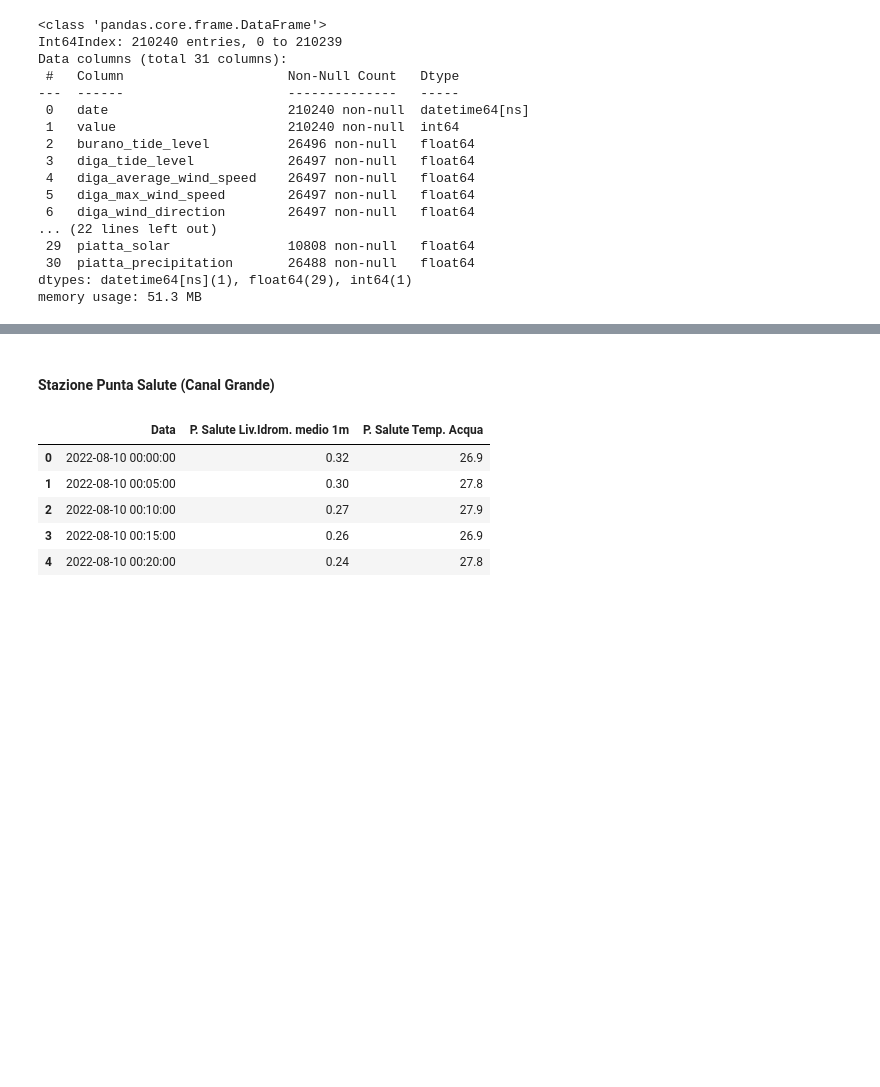
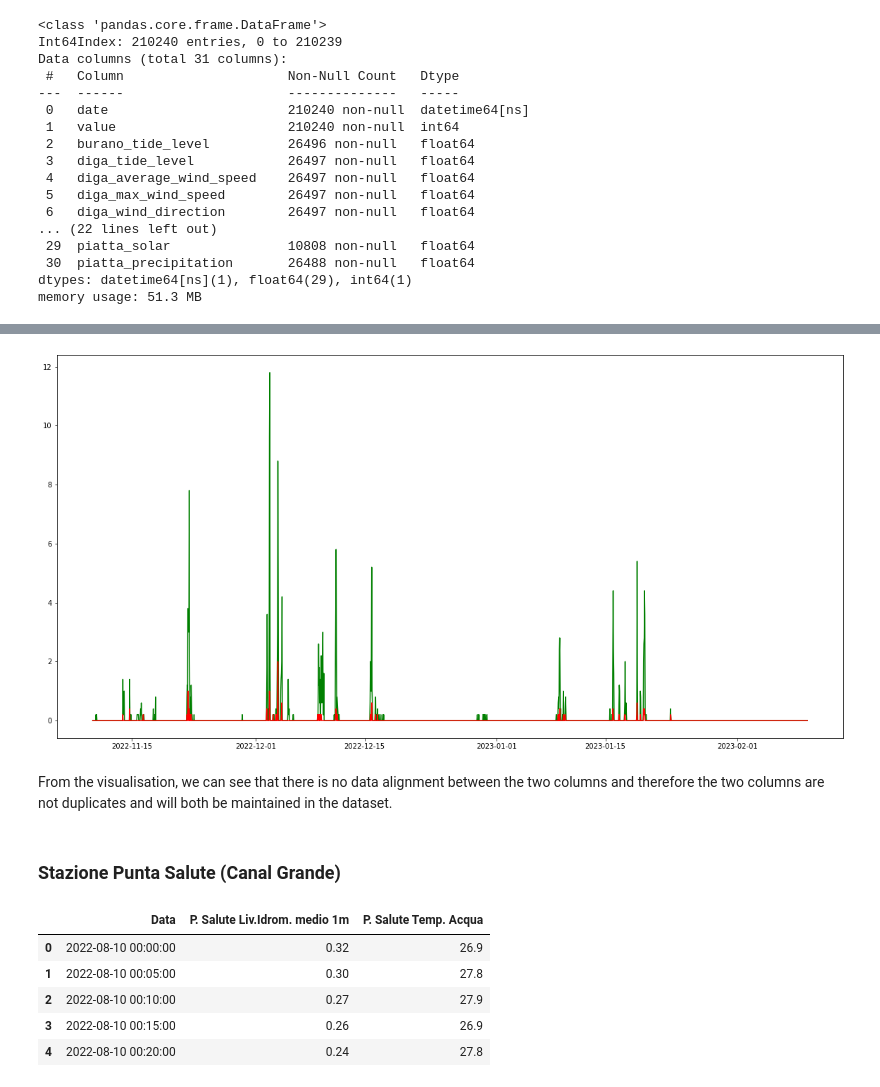
Before and after one commit to cyrilmichino/venice-meteo-analysis, a Jupyter notebook: tidy_data_notebook.ipynb, the cells around one changed output, grey strips where cells are left out. Drawn from its saved outputs; the diff is of its cells as text; code cells hidden in the pictures; blank space fills up the shorter version.

Commit message:
Restructure Data in Repository and compare potentially duplicate data

```diff
--- a/notebook.ipynb
+++ b/tidy_data_notebook.ipynb
@@ -461,5 +442,5 @@ memory usage: 30.5 MB
 # %%
-pg_piattaforma_station = pd.read_csv('Stazione_Piattaforma_pg.csv', delimiter=';')
+pg_piattaforma_station = pd.read_csv('raw_data/Stazione_Piattaforma_pg.csv', delimiter=';')
 pg_piattaforma_station.head()
 # %% [output]
 |  | Data | Piattaforma CNR Pioggia 5m |
@@ -528,5 +509,5 @@ memory usage: 32.1 MB
 # %%
-piattaforma_station = pd.read_csv('Stazione_Piattaforma.csv', delimiter=';')
+piattaforma_station = pd.read_csv('raw_data/Stazione_Piattaforma.csv', delimiter=';')
 piattaforma_station.head()
 # %% [output]
 |  | Data | Piattaforma CNR Liv.Idrom. medio 1m | Piattaforma CNR D.Vento med. 10m | Piattaforma CNR V.Vento med.10m | Piattaforma CNR V.Vento max | ... |
@@ -604,0 +588,10 @@ memory usage: 51.3 MB
+# %%
+piatta_redacted = pd.DataFrame() #Create Dataframe to contain only dates and precipatation data from Piattaforma
+piatta_redacted['precipitation'] = piattaforma_station.piatta_precipitation
+piatta_redacted['date'] = piattaforma_station.date
+
+# Let us merge data from Piattaforma with data from Piataforma PG
+## We'll conduct an inner join so that we only maintain observatioons with similar dates
+piatta_compare = pg_piattaforma_station.merge(piatta_redacted, how='inner', on='date')
+print(piatta_compare.info())
+piatta_compare.head()
@@ -605,3 +616,13 @@ memory usage: 51.3 MB
+# %%
+# Let us visualise preipitation data from Piattaforma PG and Piattaforma
+plt.figure(figsize=(20,10))
+plt.plot(piatta_compare.date, piatta_compare.pg_piatta_precipitation, 'g') #Precipitation data from Piattaforma PG
+plt.plot(piatta_compare.date, piatta_compare.precipitation,'r') #Precipitation data from Piattaforma
+plt.show()
+# %% [output]
+[figure, added]
+# %% [markdown]
+From the visualisation, we can see that there is no data alignment between the two columns and therefore the two columns are not duplicates and will both be maintained in the dataset.
 # %% [markdown]
-#### Stazione Punta Salute (Canal Grande)
+### Stazione Punta Salute (Canal Grande)
 # %%
```
Also changed, not shown: parts of 18 cells of this notebook, 11 other files.
